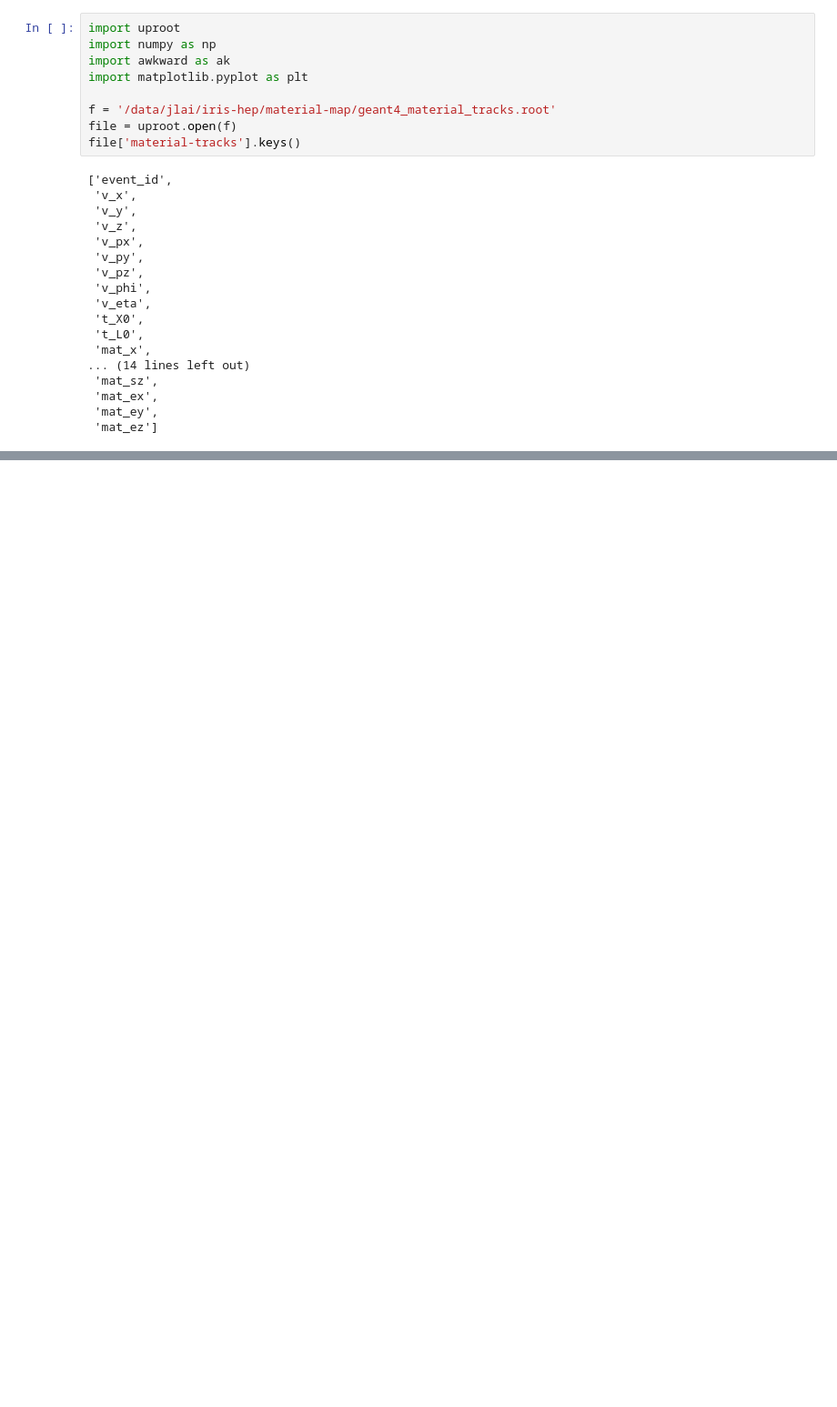
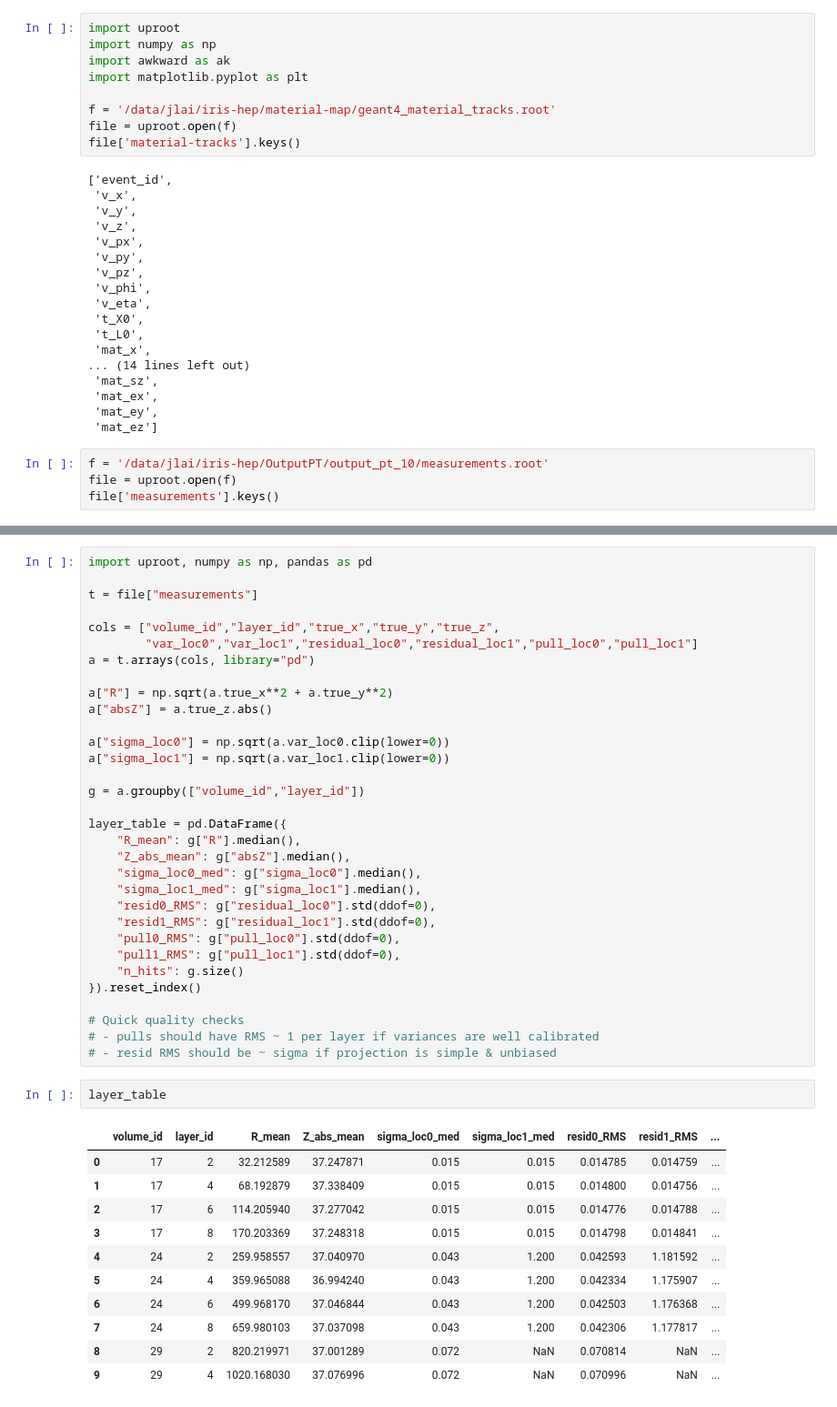
Before and after one commit to dlai211/iris-hep-log, a Jupyter notebook: code/test2.ipynb, the cells around one changed output, grey strips where cells are left out. Shown: that part at 91% size. Saved outputs shown, nothing was run; the diff lists cells and outputs as text; blank space fills up the shorter version.

```diff
--- a/code/test2.ipynb
+++ b/code/test2.ipynb
@@ -25,3 +25,7 @@ file['material-tracks'].keys()
  'mat_ex',
  'mat_ey',
  'mat_ez']
+# %%
+f = '/data/jlai/iris-hep/OutputPT/output_pt_10/measurements.root'
+file = uproot.open(f)
+file['measurements'].keys()
@@ -27,0 +110,46 @@ file['material-tracks'].keys()
+# %%
+import uproot, numpy as np, pandas as pd
+
+t = file["measurements"]
+
+cols = ["volume_id","layer_id","true_x","true_y","true_z",
+        "var_loc0","var_loc1","residual_loc0","residual_loc1","pull_loc0","pull_loc1"]
+a = t.arrays(cols, library="pd")
+
+a["R"] = np.sqrt(a.true_x**2 + a.true_y**2)
+a["absZ"] = a.true_z.abs()
+
+a["sigma_loc0"] = np.sqrt(a.var_loc0.clip(lower=0))
+a["sigma_loc1"] = np.sqrt(a.var_loc1.clip(lower=0))
+
+g = a.groupby(["volume_id","layer_id"])
+
+layer_table = pd.DataFrame({
+    "R_mean": g["R"].median(),
+    "Z_abs_mean": g["absZ"].median(),
+    "sigma_loc0_med": g["sigma_loc0"].median(),
+    "sigma_loc1_med": g["sigma_loc1"].median(),
+    "resid0_RMS": g["residual_loc0"].std(ddof=0),
+    "resid1_RMS": g["residual_loc1"].std(ddof=0),
+    "pull0_RMS": g["pull_loc0"].std(ddof=0),
+    "pull1_RMS": g["pull_loc1"].std(ddof=0),
+    "n_hits": g.size()
+}).reset_index()
+
+# Quick quality checks
+# - pulls should have RMS ~ 1 per layer if variances are well calibrated
+# - resid RMS should be ~ sigma if projection is simple & unbiased
+# %%
+layer_table
+# %% [output]
+|  | volume_id | layer_id | R_mean | Z_abs_mean | sigma_loc0_med | sigma_loc1_med | resid0_RMS | resid1_RMS | ... |
+| 0 | 17 | 2 | 32.212589 | 37.247871 | 0.015 | 0.015 | 0.014785 | 0.014759 | ... |
+| 1 | 17 | 4 | 68.192879 | 37.338409 | 0.015 | 0.015 | 0.014800 | 0.014756 | ... |
+| 2 | 17 | 6 | 114.205940 | 37.277042 | 0.015 | 0.015 | 0.014776 | 0.014788 | ... |
+| 3 | 17 | 8 | 170.203369 | 37.248318 | 0.015 | 0.015 | 0.014798 | 0.014841 | ... |
+| 4 | 24 | 2 | 259.958557 | 37.040970 | 0.043 | 1.200 | 0.042593 | 1.181592 | ... |
+| 5 | 24 | 4 | 359.965088 | 36.994240 | 0.043 | 1.200 | 0.042334 | 1.175907 | ... |
+| 6 | 24 | 6 | 499.968170 | 37.046844 | 0.043 | 1.200 | 0.042503 | 1.176368 | ... |
+| 7 | 24 | 8 | 659.980103 | 37.037098 | 0.043 | 1.200 | 0.042306 | 1.177817 | ... |
+| 8 | 29 | 2 | 820.219971 | 37.001289 | 0.072 | NaN | 0.070814 | NaN | ... |
+| 9 | 29 | 4 | 1020.168030 | 37.076996 | 0.072 | NaN | 0.070996 | NaN | ... |
```
Also changed, not shown: parts of 8 cells of this notebook, 3 other files.
